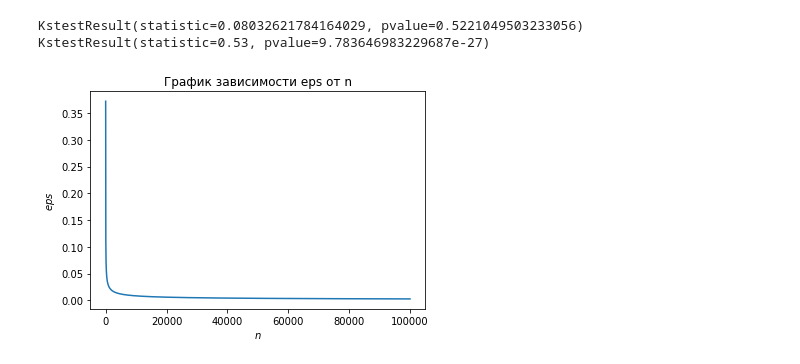
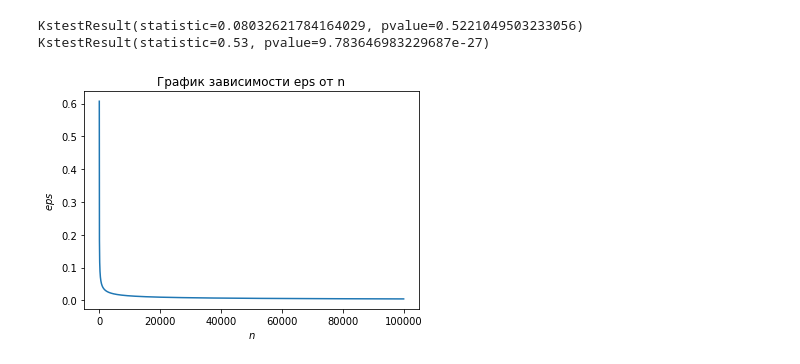
Before and after one commit to Ilnaz77/InnopolisDS, a Jupyter notebook: week9/homework_ks_dkw.ipynb, the cells around one changed output. Cells and saved outputs as stored; diff of their text form; code cells hidden in the pictures.

```diff
--- a/week9/homework_ks_dkw.ipynb
+++ b/week9/homework_ks_dkw.ipynb
@@ -47,13 +47,13 @@ KstestResult(statistic=0.53, pvalue=9.783646983229687e-27)
 # %%
 # варьируя различные значения n построить график зависимости 𝜀 (из
 # неравенства DKW) от n (при фиксированном 𝛼 = 0.05)
-alpha=0.5
+alpha=0.05
 N = np.arange(5, 100000, 10)
 eps = lambda n: np.sqrt(np.log(2/alpha)/(2*n))
 plt.plot(N, [eps(n) for n in N])
 plt.xlabel('$n$')
 plt.ylabel('$eps$')
 plt.title('График зависимости eps от n')
 plt.show()
 # %% [output]
-[figure, old version]
+[figure, new version]
```
